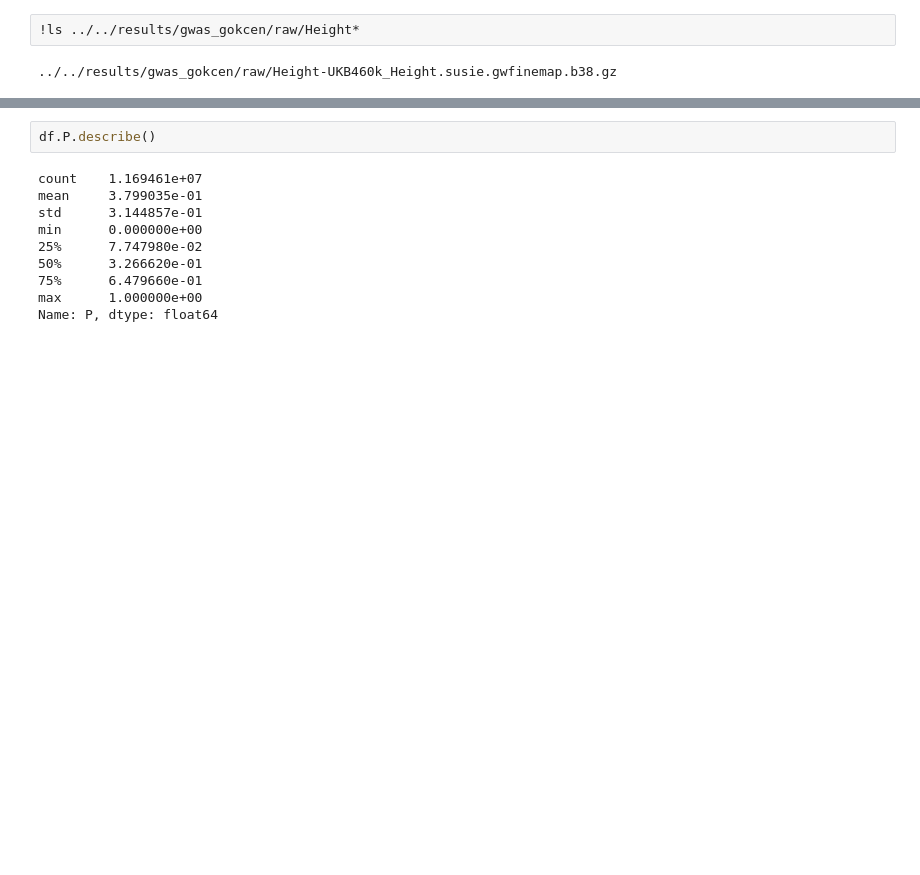
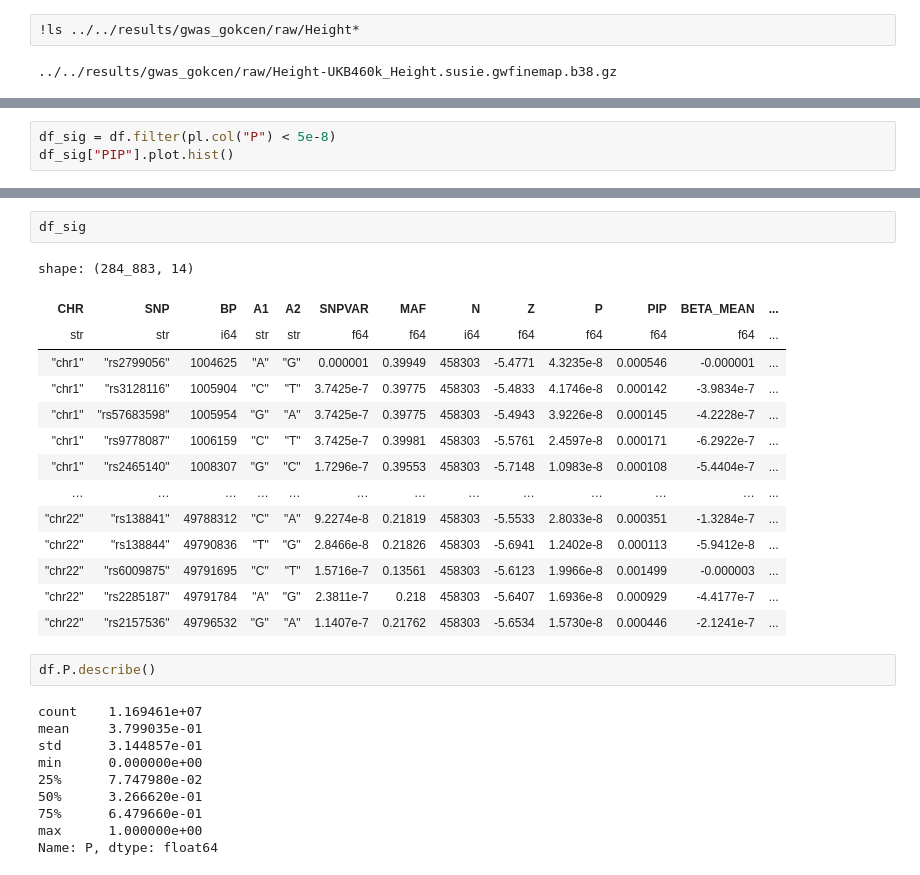
Before and after one commit to minjaf/TraitGym, a Jupyter notebook: workflow/notebooks/top_features.ipynb, the cells around one changed output, grey strips where cells are left out. Drawn from its saved outputs; the diff is of its cells as text; blank space fills up the shorter version.

```diff
--- a/workflow/notebooks/top_features.ipynb
+++ b/workflow/notebooks/top_features.ipynb
@@ -214,0 +221,3 @@ df
+# %%
+df_sig = df.filter(pl.col("P") < 5e-8)
+df_sig["PIP"].plot.hist()
@@ -215,3 +228,20 @@ df
+# %%
+df_sig
+# %% [output]
+shape: (284_883, 14)
+| CHR | SNP | BP | A1 | A2 | SNPVAR | MAF | N | Z | P | PIP | BETA_MEAN | ... |
+| str | str | i64 | str | str | f64 | f64 | i64 | f64 | f64 | f64 | f64 | ... |
+| "chr1" | "rs2799056" | 1004625 | "A" | "G" | 0.000001 | 0.39949 | 458303 | -5.4771 | 4.3235e-8 | 0.000546 | -0.000001 | ... |
+| "chr1" | "rs3128116" | 1005904 | "C" | "T" | 3.7425e-7 | 0.39775 | 458303 | -5.4833 | 4.1746e-8 | 0.000142 | -3.9834e-7 | ... |
+| "chr1" | "rs57683598" | 1005954 | "G" | "A" | 3.7425e-7 | 0.39775 | 458303 | -5.4943 | 3.9226e-8 | 0.000145 | -4.2228e-7 | ... |
+| "chr1" | "rs9778087" | 1006159 | "C" | "T" | 3.7425e-7 | 0.39981 | 458303 | -5.5761 | 2.4597e-8 | 0.000171 | -6.2922e-7 | ... |
+| "chr1" | "rs2465140" | 1008307 | "G" | "C" | 1.7296e-7 | 0.39553 | 458303 | -5.7148 | 1.0983e-8 | 0.000108 | -5.4404e-7 | ... |
+| … | … | … | … | … | … | … | … | … | … | … | … | ... |
+| "chr22" | "rs138841" | 49788312 | "C" | "A" | 9.2274e-8 | 0.21819 | 458303 | -5.5533 | 2.8033e-8 | 0.000351 | -1.3284e-7 | ... |
+| "chr22" | "rs138844" | 49790836 | "T" | "G" | 2.8466e-8 | 0.21826 | 458303 | -5.6941 | 1.2402e-8 | 0.000113 | -5.9412e-8 | ... |
+| "chr22" | "rs6009875" | 49791695 | "C" | "T" | 1.5716e-7 | 0.13561 | 458303 | -5.6123 | 1.9966e-8 | 0.001499 | -0.000003 | ... |
+| "chr22" | "rs2285187" | 49791784 | "A" | "G" | 2.3811e-7 | 0.218 | 458303 | -5.6407 | 1.6936e-8 | 0.000929 | -4.4177e-7 | ... |
+| "chr22" | "rs2157536" | 49796532 | "G" | "A" | 1.1407e-7 | 0.21762 | 458303 | -5.6534 | 1.5730e-8 | 0.000446 | -2.1241e-7 | ... |
 # %%
 df.P.describe()
 # %% [output]
```
Also changed, not shown: parts of 5 cells of this notebook, 7 other files.
